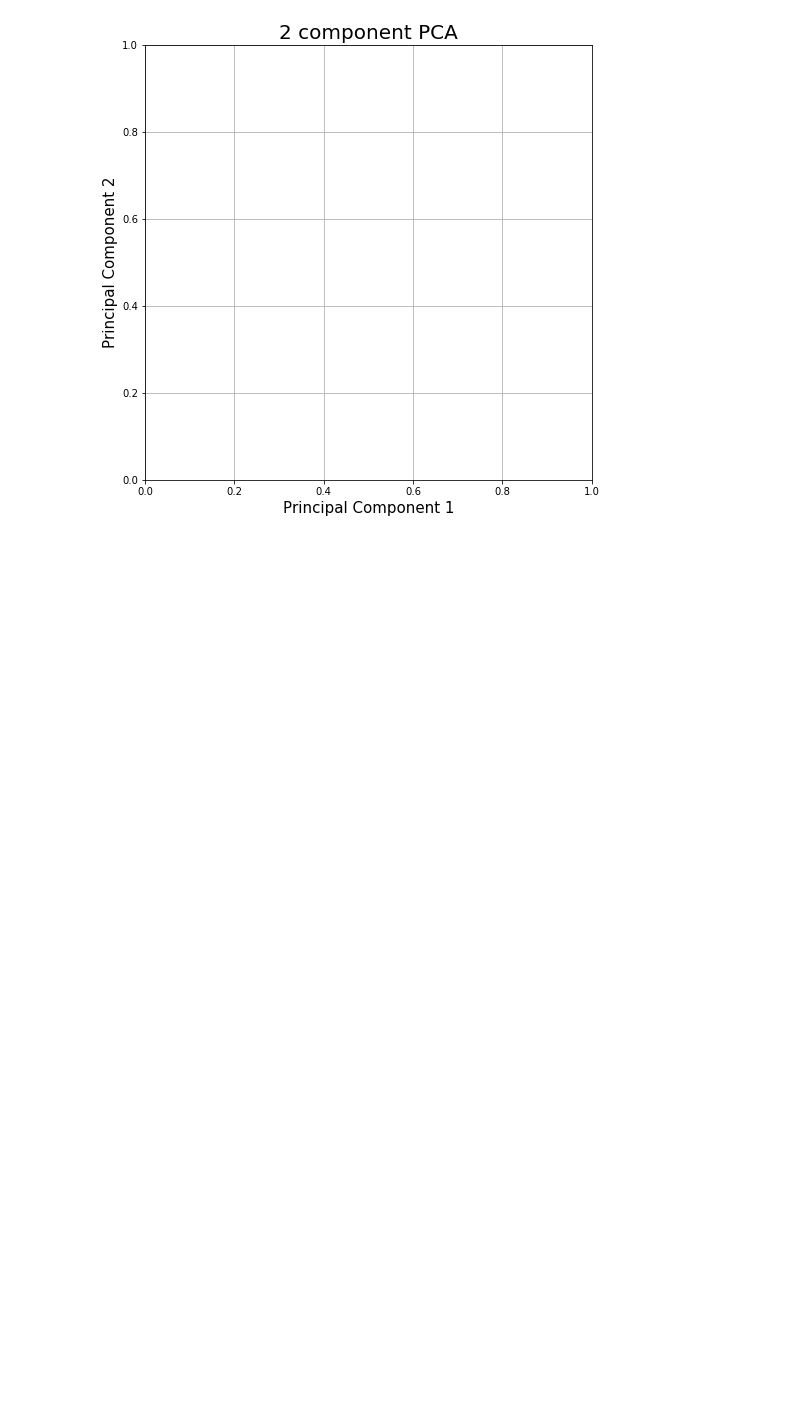
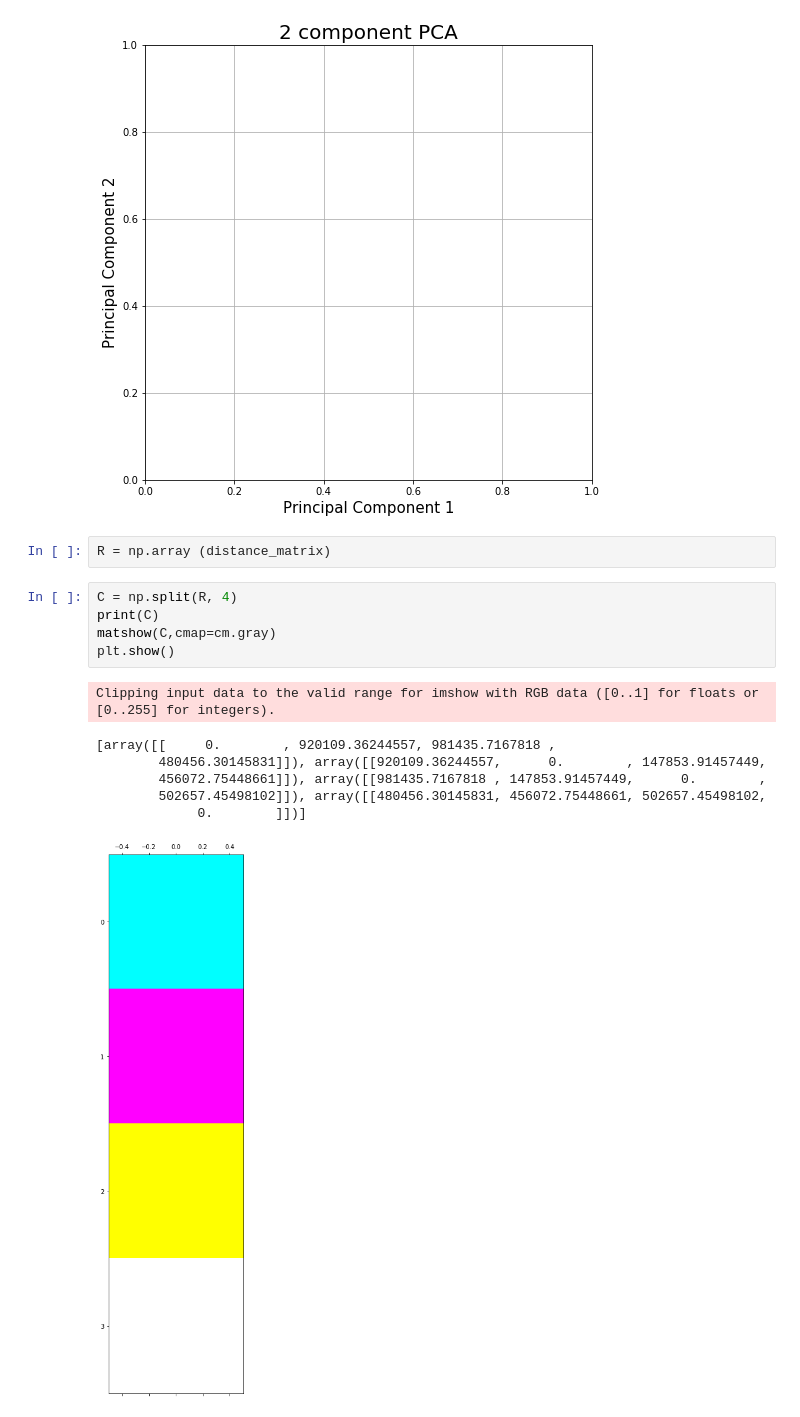
Before and after one commit to dianahaider/q2_comp.ipynb, a Jupyter notebook: taxotrying/bloop taxo.ipynb, the cells around one changed output. Drawn from its saved outputs; the diff is of its cells as text; blank space fills up the shorter version.

```diff
--- a/taxotrying/bloop taxo.ipynb
+++ b/taxotrying/bloop taxo.ipynb
@@ -64,3 +75,18 @@ ax.set_title('2 component PCA', fontsize = 20)
 ax.grid()
 # %% [output]
 [figure]
+# %%
+R = np.array (distance_matrix)
+# %%
+C = np.split(R, 4)
+print(C)
+matshow(C,cmap=cm.gray)
+plt.show()
+# %% [output]
+Clipping input data to the valid range for imshow with RGB data ([0..1] for floats or [0..255] for integers).
+[array([[     0.        , 920109.36244557, 981435.7167818 ,
+        480456.30145831]]), array([[920109.36244557,      0.        , 147853.91457449,
+        456072.75448661]]), array([[981435.7167818 , 147853.91457449,      0.        ,
+        502657.45498102]]), array([[480456.30145831, 456072.75448661, 502657.45498102,
+             0.        ]])]
+[figure, added]
```
Also changed, not shown: parts of 7 cells of this notebook.
